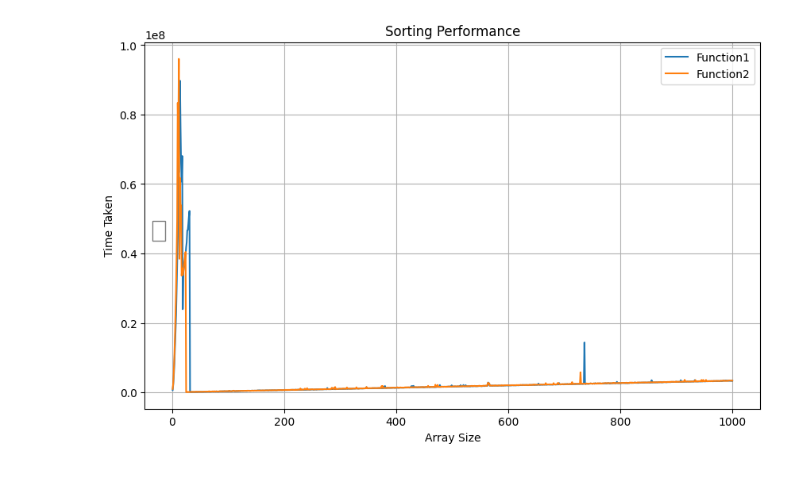
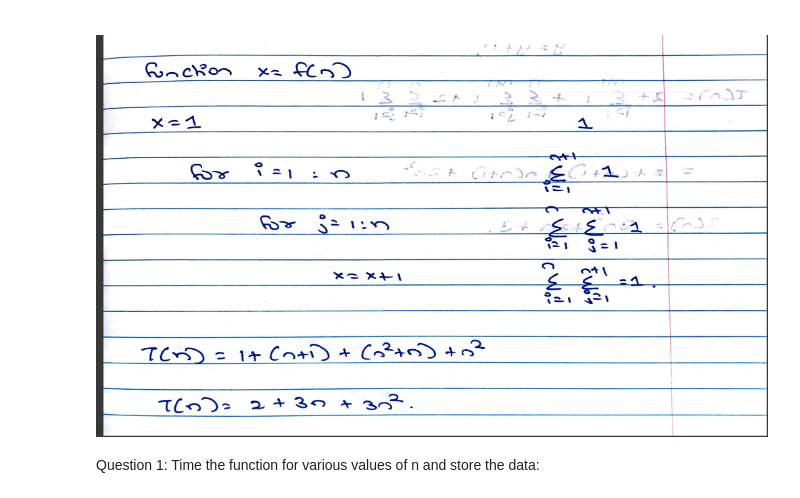
Before and after one commit to NikethanReddyg/CSE-5311-DAA-Larz-white, a Jupyter notebook: handson3/Runtime Complexity.ipynb, the cells around one changed output. Cells and saved outputs as stored; diff of their text form; code cells hidden in the pictures.

```diff
--- a/handson3/Runtime Complexity.ipynb
+++ b/handson3/Runtime Complexity.ipynb
@@ -16,22 +1,14 @@ df.head()
-# %%
-
-# Plotting
-plt.figure(figsize=(10, 6))
-
-plt.plot(df['n'], df['Time Taken for function1']*1000, label='Function1')
-plt.plot(df['n'], df['Time Taken for function2']*1000, label='Function2')
-
-
-# Add system information as text annotation
-plt.text(0.02, 0.5," ", transform=plt.gca().transAxes, fontsize=10,
-         verticalalignment='top', bbox=dict(facecolor='white', alpha=0.5))
-
-plt.title('Sorting Performance')
-plt.xlabel('Array Size')
-plt.ylabel('Time Taken')
-plt.legend()
-plt.grid(True)
-
-plt.show()
-# %% [output]
-[figure, removed]
+# %% [markdown]
+<!-- function x = f(n)
+   x = 1;
+   for i = 1:n
+        for j = 1:n
+             x = x + 1;
+ -->
+# %%
+from IPython import display
+display.Image("Question1.jpeg")
+# %% [output]
+[figure, added]
+# %% [markdown]
+Question 1: Time the function for various values of n and store the data:
```
Also changed, not shown: parts of 9 cells of this notebook, 3 other files.
